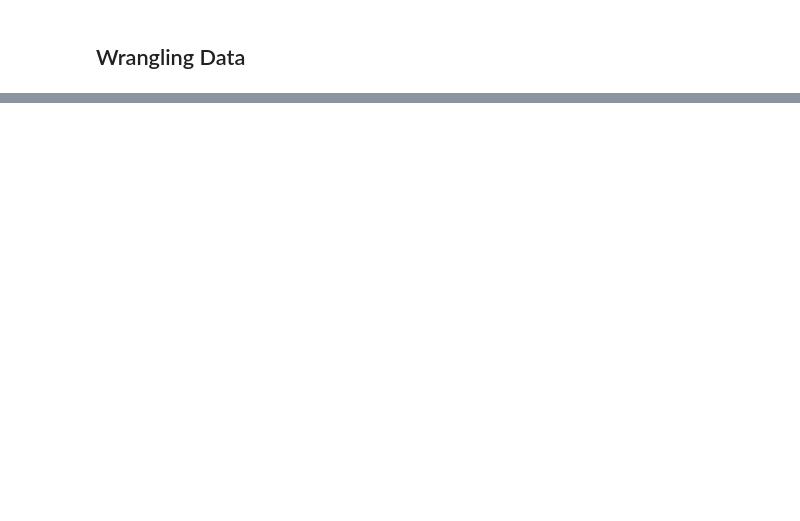
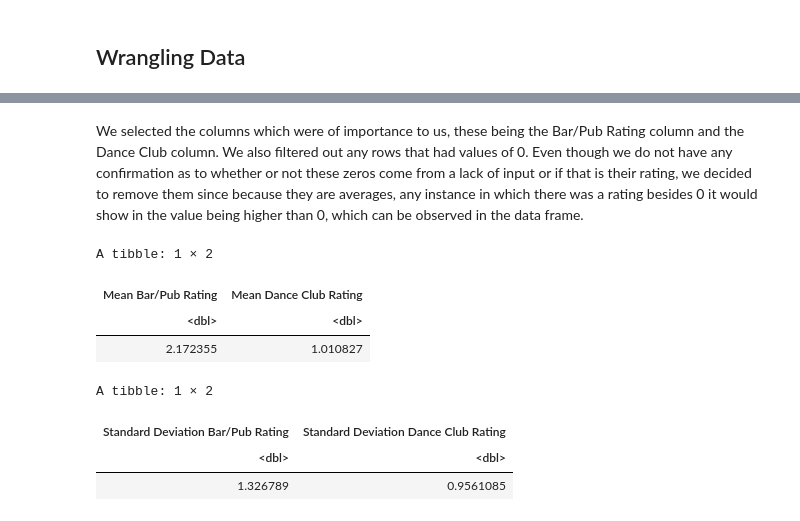
Before and after one commit to calvinyhchoi/STAT203_Project, a Jupyter notebook: Project_Proposal.ipynb, the cells around one changed output, grey strips where cells are left out. Cells and saved outputs as stored; diff of their text form; code cells hidden in the pictures; blank space fills up the shorter version.

```diff
--- a/Project_Proposal.ipynb
+++ b/Project_Proposal.ipynb
@@ -60,0 +123,18 @@ ERROR: Error in `select()`:
+# %% [markdown]
+We selected the columns which were of importance to us, these being the Bar/Pub Rating column and the Dance Club column. We also filtered out any rows that had values of 0. Even though we do not have any confirmation as to whether or not these zeros come from a lack of input or if that is their rating, we decided to remove them since because they are averages, any instance in which there was a rating besides 0 it would show in the value being higher than 0, which can be observed in the data frame.
+# %%
+mu_tb <- summarize(AStat_filtered, "Mean Bar/Pub Rating" = mean(Bar_and_Pub_Rating), "Mean Dance Club Rating" = mean(DanceClub_Rating))
+st_tb <- summarize(AStat_filtered, 'Standard Deviation Bar/Pub Rating' = sd(Bar_and_Pub_Rating),
+                   'Standard Deviation Dance Club Rating' = sd(DanceClub_Rating))
+
+mu_tb
+st_tb
+# %% [output]
+A tibble: 1 × 2
+| Mean Bar/Pub Rating | Mean Dance Club Rating |
+| <dbl> | <dbl> |
+| 2.172355 | 1.010827 |
+A tibble: 1 × 2
+| Standard Deviation Bar/Pub Rating | Standard Deviation Dance Club Rating |
+| <dbl> | <dbl> |
+| 1.326789 | 0.9561085 |
```
Also changed, not shown: parts of 13 cells of this notebook.
